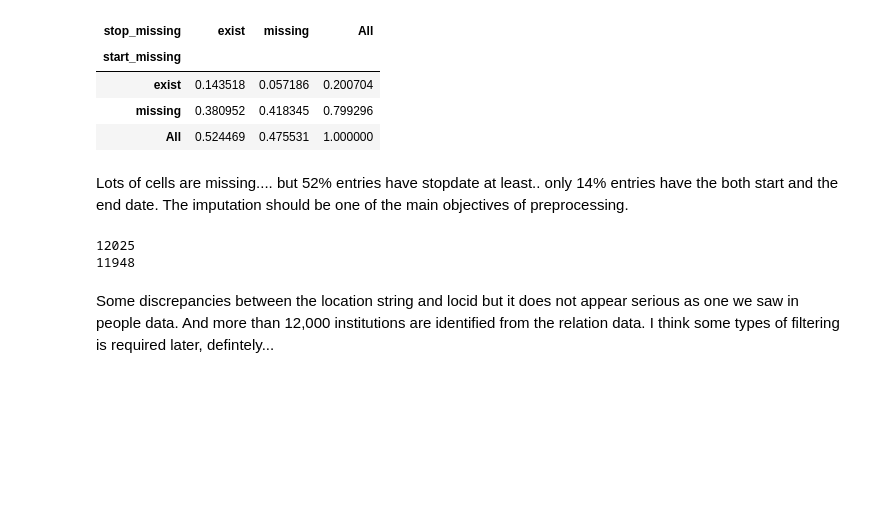
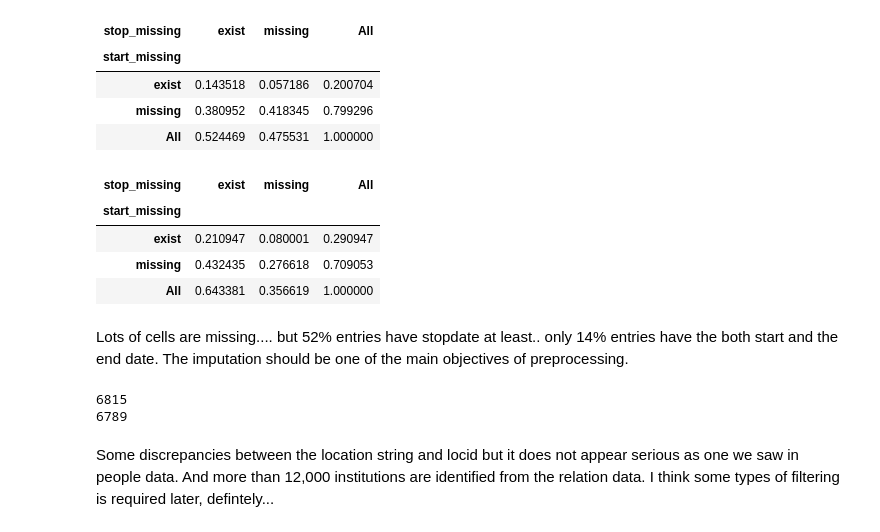
Before and after one commit to Donghyun-Kang-Soc/neurotree_project, a Jupyter notebook: preliminary data exploration continue.ipynb, the cells around one changed output. Drawn from its saved outputs; the diff is of its cells as text; code cells hidden in the pictures; blank space fills up the shorter version.

```diff
--- a/preliminary data exploration continue.ipynb
+++ b/preliminary data exploration continue.ipynb
@@ -64,18 +76,27 @@ pd.crosstab(rel_df.start_missing, rel_df.stop_missing,  margins=True, normalize
 | exist | 0.143518 | 0.057186 | 0.200704 |
 | missing | 0.380952 | 0.418345 | 0.799296 |
 | All | 0.524469 | 0.475531 | 1.000000 |
+# %%
+no_un_df = rel_df[rel_df.relation != 0]
+pd.crosstab(no_un_df.start_missing,no_un_df.stop_missing,  margins=True, normalize = True)
+# %% [output]
+| stop_missing | exist | missing | All |
+| start_missing |  |  |  |
+| exist | 0.210947 | 0.080001 | 0.290947 |
+| missing | 0.432435 | 0.276618 | 0.709053 |
+| All | 0.643381 | 0.356619 | 1.000000 |
 # %% [markdown]
 Lots of cells are missing.... but 52% entries have stopdate at least.. only 14% entries have the both start and the end date. The imputation should be one of the main objectives of preprocessing.
 # %%
 # couting department and location from relation data
 
-rel_loc_id = rel_df['locid'].value_counts()
-rel_loc_str = rel_df['location'].value_counts()
+rel_loc_id = no_un_df['locid'].value_counts()
+rel_loc_str = no_un_df['location'].value_counts()
 print(len(rel_loc_id))
 print(len(rel_loc_str))
 # %% [output]
-12025
-11948
+6815
+6789
 # %% [markdown]
 Some discrepancies between the location string and locid but it does not appear serious as one we saw in people data. And more than 12,000 institutions are identified from the relation data. I think some types of filtering is required later, defintely...
 # %%
```
Also changed, not shown: parts of 9 cells of this notebook, 1 other file.
